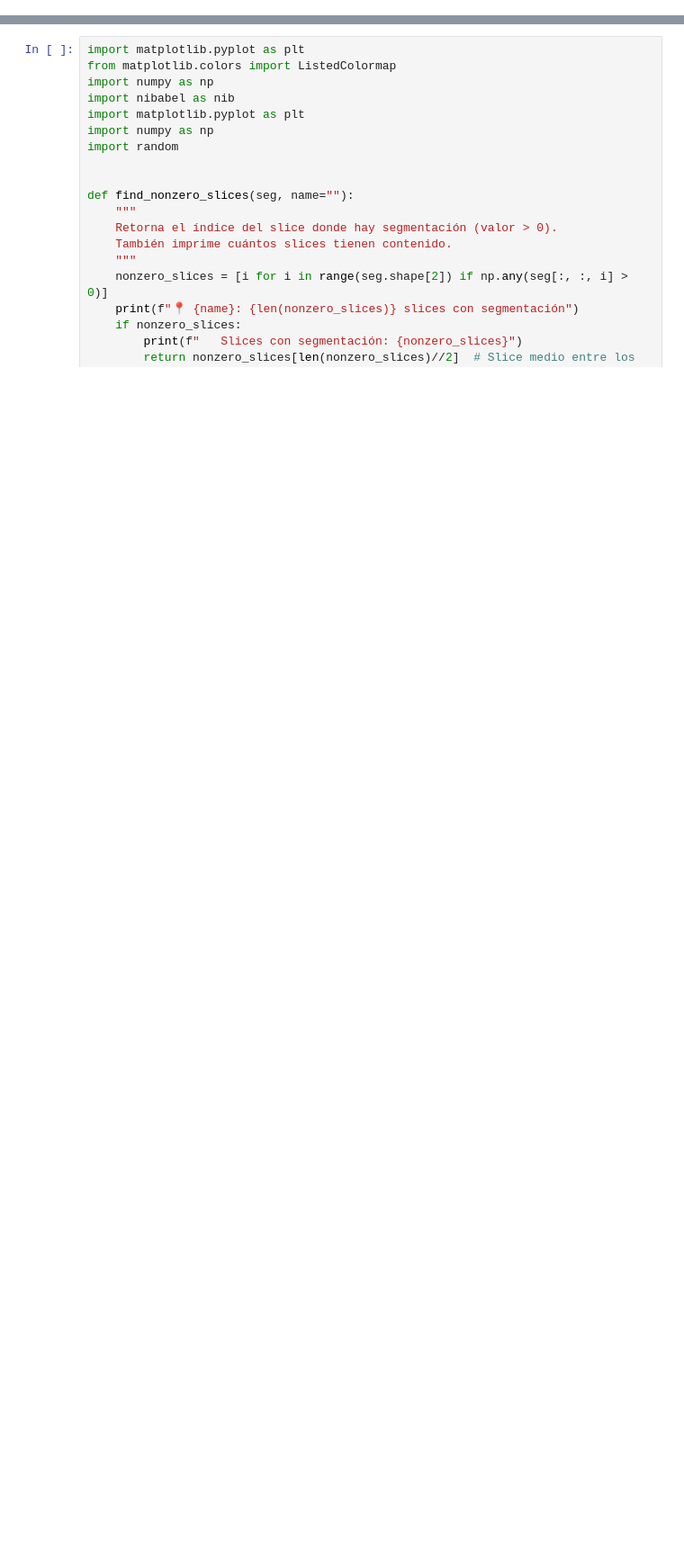
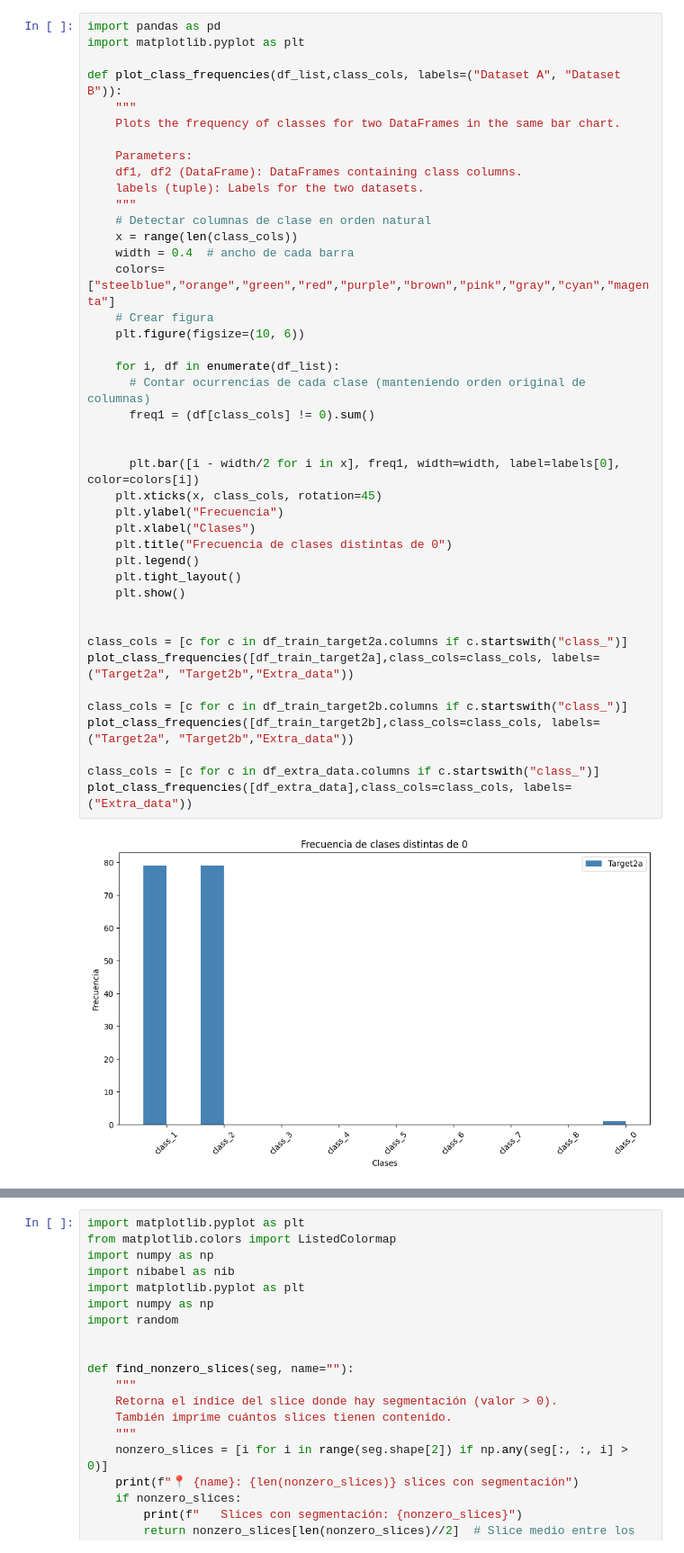
Before and after one commit to CristianLazoQuispe/rise-miccai-challenge2025, a Jupyter notebook: codes/3.EDA.ipynb, the cells around one changed output, grey strips where cells are left out. Shown at 90% size. Drawn from its saved outputs; the diff is of its cells as text; blank space fills up the shorter version.

```diff
--- a/codes/3.EDA.ipynb
+++ b/codes/3.EDA.ipynb
@@ -26,0 +91,44 @@ df_extra_data    : (237, 4)
+# %%
+import pandas as pd
+import matplotlib.pyplot as plt
+
+def plot_class_frequencies(df_list,class_cols, labels=("Dataset A", "Dataset B")):
+    """
+    Plots the frequency of classes for two DataFrames in the same bar chart.
+
+    Parameters:
+    df1, df2 (DataFrame): DataFrames containing class columns.
+    labels (tuple): Labels for the two datasets.
+    """
+    # Detectar columnas de clase en orden natural
+    x = range(len(class_cols))
+    width = 0.4  # ancho de cada barra
+    colors=["steelblue","orange","green","red","purple","brown","pink","gray","cyan","magenta"]
+    # Crear figura
+    plt.figure(figsize=(10, 6))
+
+    for i, df in enumerate(df_list):
+      # Contar ocurrencias de cada clase (manteniendo orden original de columnas)
+      freq1 = (df[class_cols] != 0).sum()
+
+
+      plt.bar([i - width/2 for i in x], freq1, width=width, label=labels[0], color=colors[i])
+    plt.xticks(x, class_cols, rotation=45)
+    plt.ylabel("Frecuencia")
+    plt.xlabel("Clases")
+    plt.title("Frecuencia de clases distintas de 0")
+    plt.legend()
+    plt.tight_layout()
+    plt.show()
+
+
+class_cols = [c for c in df_train_target2a.columns if c.startswith("class_")]
+plot_class_frequencies([df_train_target2a],class_cols=class_cols, labels=("Target2a", "Target2b","Extra_data"))
+
+class_cols = [c for c in df_train_target2b.columns if c.startswith("class_")]
+plot_class_frequencies([df_train_target2b],class_cols=class_cols, labels=("Target2a", "Target2b","Extra_data"))
+
+class_cols = [c for c in df_extra_data.columns if c.startswith("class_")]
+plot_class_frequencies([df_extra_data],class_cols=class_cols, labels=("Extra_data"))
+# %% [output]
+[figure, added]
```
Also changed, not shown: parts of 25 cells of this notebook, 18 other files.
